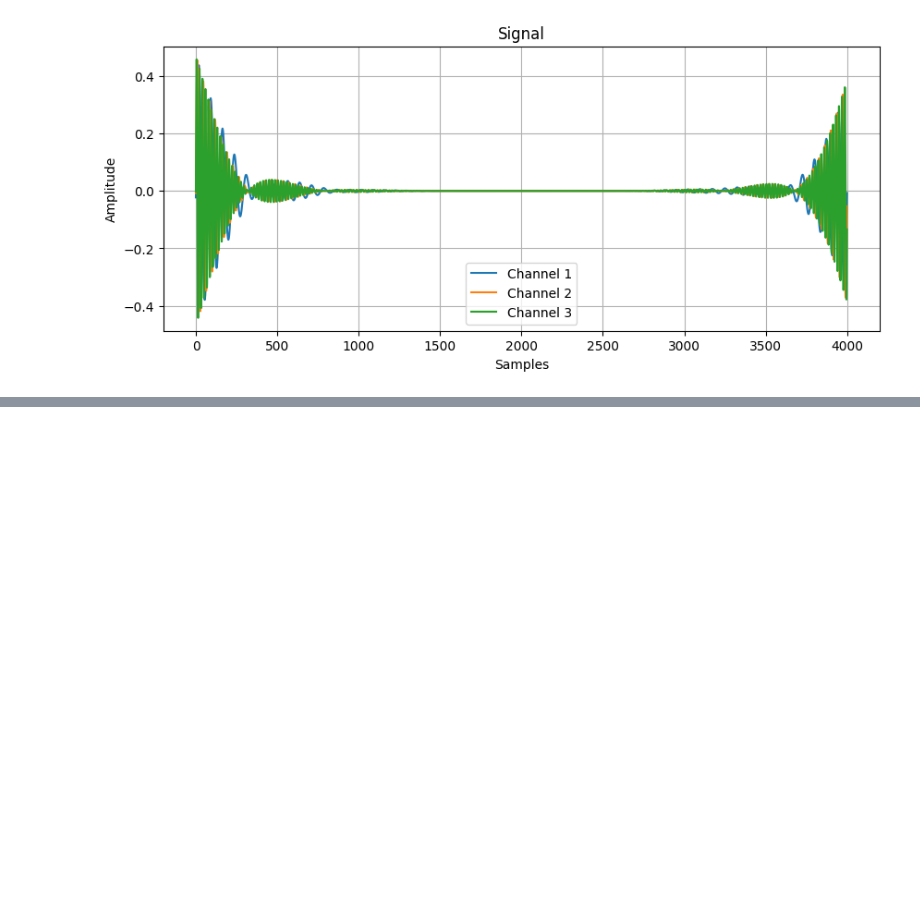
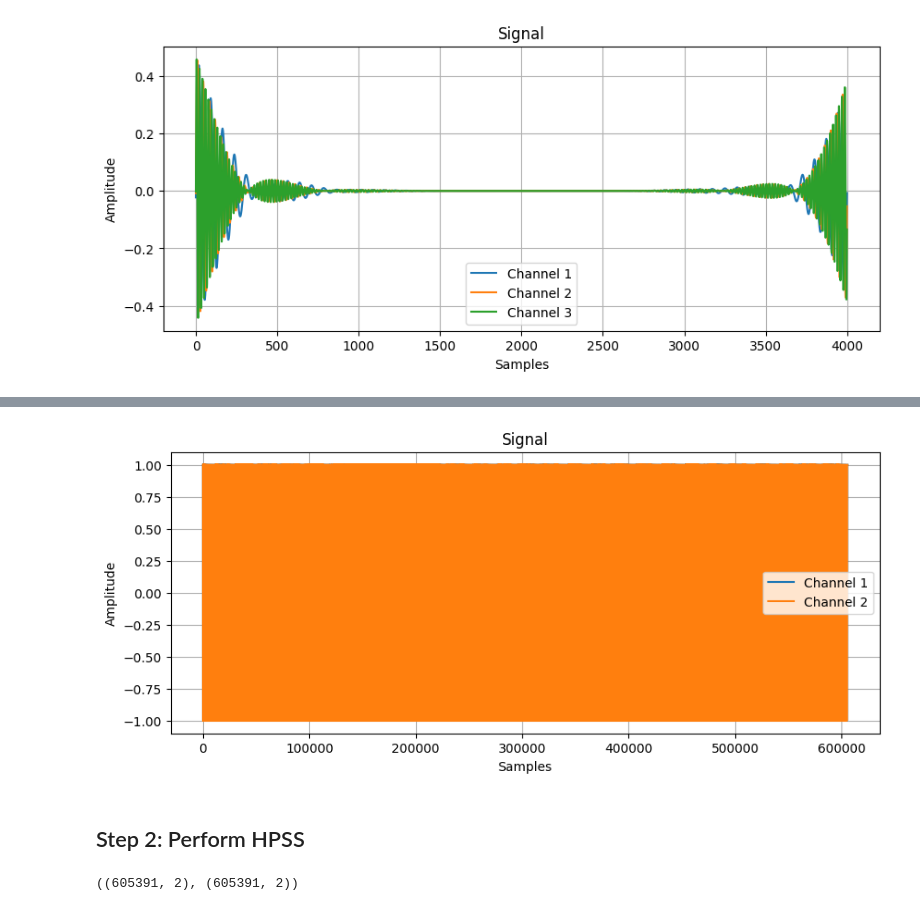
Before and after one commit to AIoT-Group-UoP/crossai-ts, a Jupyter notebook: examples/multi_axis_hpss.ipynb, the cells around one changed output, grey strips where cells are left out. Cells and saved outputs as stored; diff of their text form; code cells hidden in the pictures; blank space fills up the shorter version.

```diff
--- a/examples/multi_axis_hpss.ipynb
+++ b/examples/multi_axis_hpss.ipynb
@@ -85,0 +105,15 @@ fig = vis.plot_signal(hpss_1d[1], sr=sample_rate)
+# %%
+plot_signal(
+    mags[1],
+    sr=sample_rate,
+    return_mode=False
+)
+# %% [output]
+[figure, added]
+# %% [markdown]
+## Step 2: Perform HPSS
+# %%
+hpss_audio = hpss.hpss(audio_arr)
+hpss_audio[0].shape, hpss_audio[1].shape
+# %% [output]
+((605391, 2), (605391, 2))
```
Also changed, not shown: parts of 21 cells of this notebook, 3 other files.
